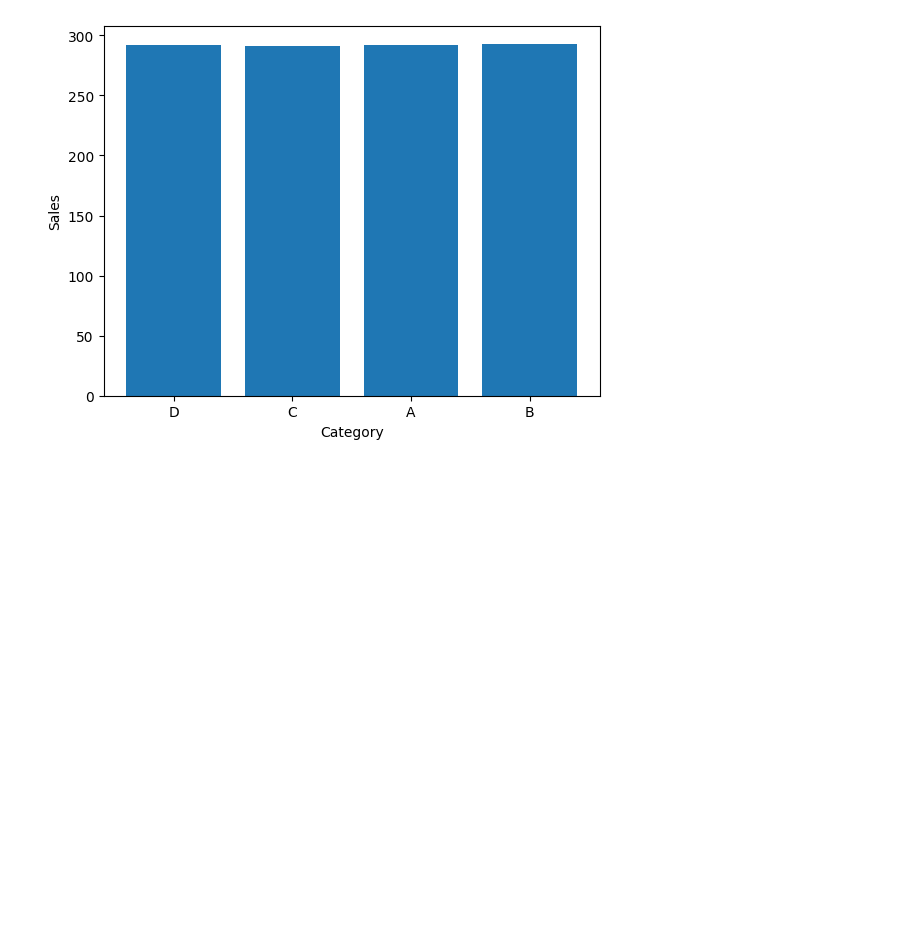
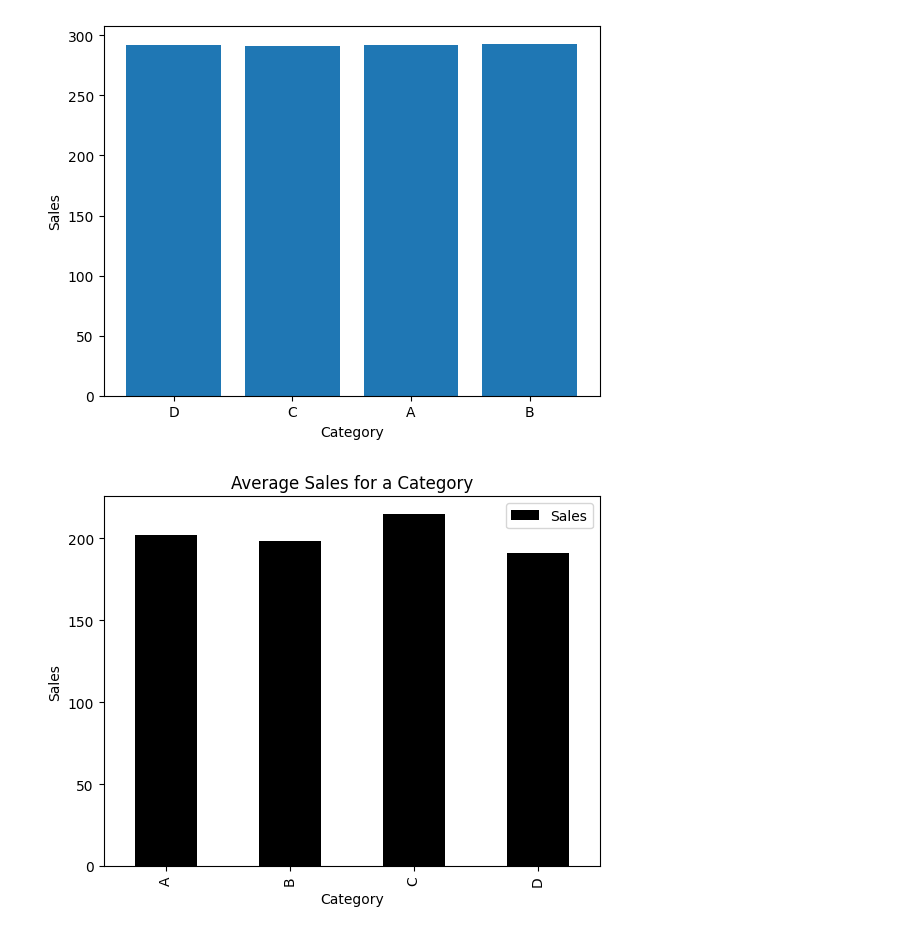
Before and after one commit to Akhil9648/Python, a Jupyter notebook: Python For AI(College)/Matplotlib.ipynb, the cells around one changed output. Drawn from its saved outputs; the diff is of its cells as text; code cells hidden in the pictures; blank space fills up the shorter version.

```diff
--- a/Python For AI(College)/Matplotlib.ipynb
+++ b/Python For AI(College)/Matplotlib.ipynb
@@ -104,3 +104,13 @@ plt.ylabel("Sales")
 # %% [output]
 Text(0, 0.5, 'Sales')
 [figure]
+# %%
+df.groupby('Category')['Sales'].mean().plot(
+    kind='bar',color='black',title='Average Sales for a Category'
+)
+plt.xlabel('Category')
+plt.ylabel('Sales')
+plt.legend()
+plt.show()
+# %% [output]
+[figure, added]
```
Also changed, not shown: parts of 11 cells of this notebook.
